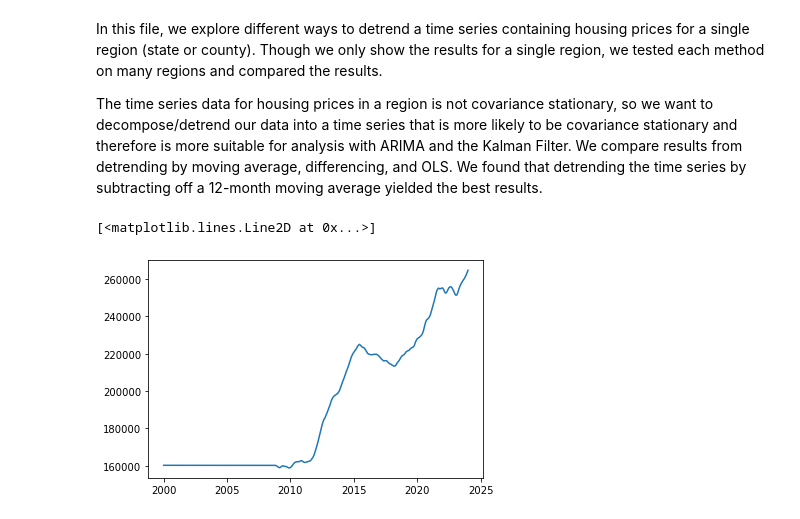
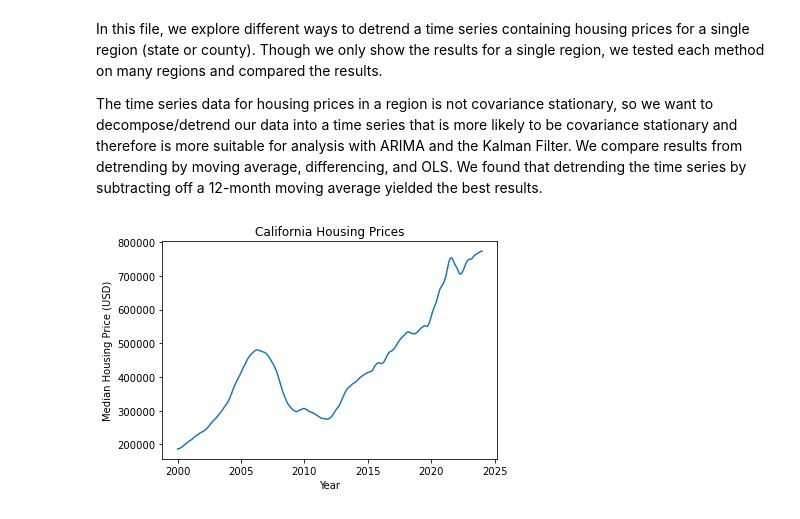
Before and after one commit to jpatrickb/vol3_housing_project, a Jupyter notebook: detrending.ipynb, the cells around one changed output. Saved outputs shown, nothing was run; the diff lists cells and outputs as text; code cells hidden in the pictures.

```diff
--- a/detrending.ipynb
+++ b/detrending.ipynb
@@ -28,16 +29,20 @@ def detrend(time_series):
     ma = _moving_average(time_series)
     return time_series - ma
 # %%
+# read and plot the original time series
 df = pd.read_csv("Data_Files/price_by_state_cleaned.csv")
 label_df = pd.read_csv("Data_Files/state_data_labels.csv")
-state = "Arizona"
+state = "California"
 
 t_vals = df["Unnamed: 0"].values
-time_series = df["North Dakota"].values
+time_series = df[state].values
 plt.plot(np.linspace(2000, 2024, len(time_series)), time_series)
+plt.xlabel("Year")
+plt.ylabel("Median Housing Price (USD)")
+plt.title(f"{state} Housing Prices")
+plt.show()
 # %% [output]
-[<matplotlib.lines.Line2D at 0x...>]
-[figure, old version]
+[figure, new version]
 # %%
 # detrend using yearly moving average
 def moving_average(arr, window_size):
```
Also changed, not shown: parts of 4 cells of this notebook.
